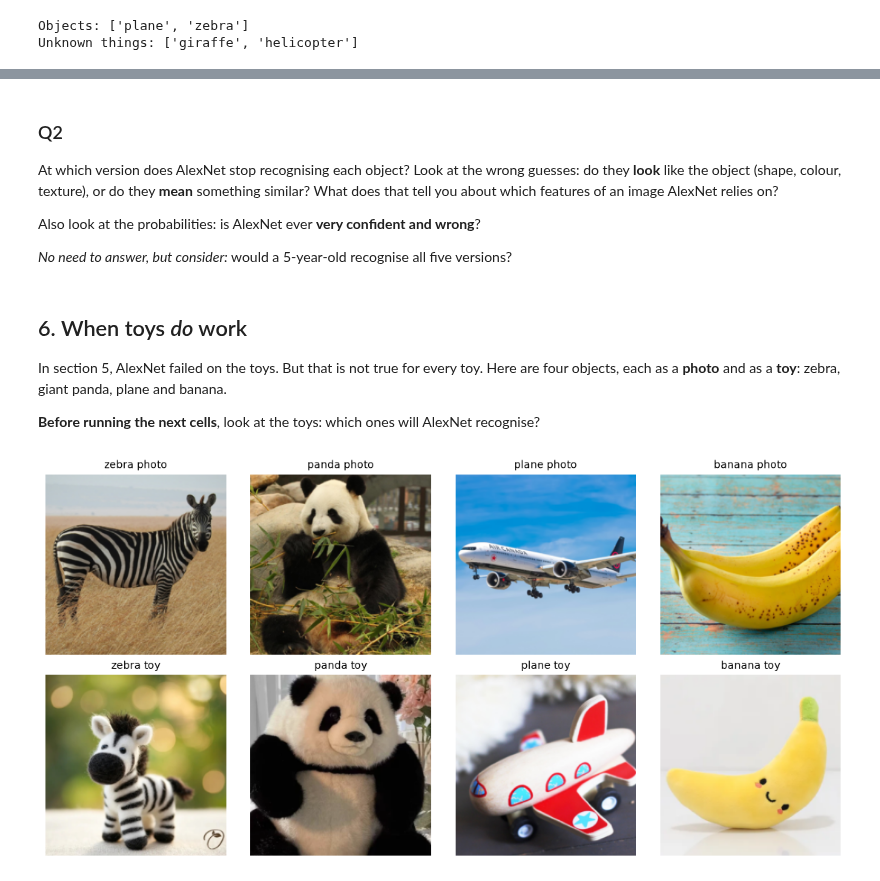
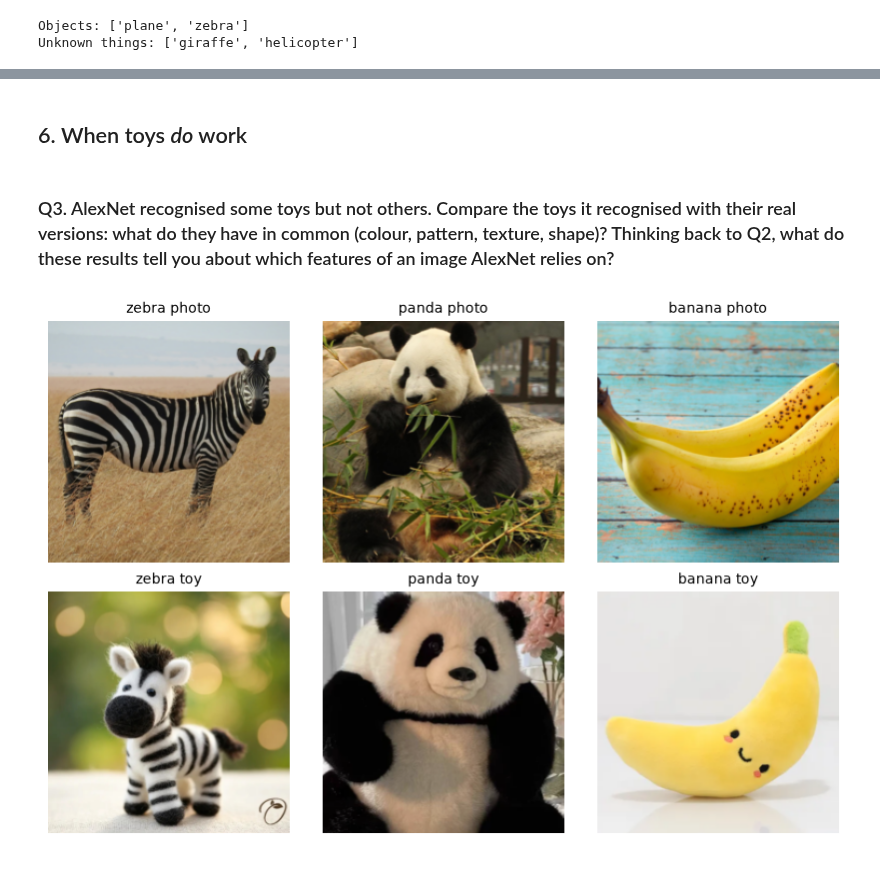
Before and after one commit to ekin-doga/Cognitive_Neuroscience_Update, a Jupyter notebook: Week3-Lindsay2021/CNU_Week3.ipynb, the cells around one changed output, grey strips where cells are left out. Saved outputs shown, nothing was run; the diff lists cells and outputs as text; code cells hidden in the pictures.

```diff
--- a/Week3-Lindsay2021/CNU_Week3.ipynb
+++ b/Week3-Lindsay2021/CNU_Week3.ipynb
@@ -202,8 +194,9 @@ Now the zebra and the plane, each in the five versions from the table at the top
 # %%
-# One row per object, one column per version
-fig, axes = plt.subplots(len(objects), len(VERSIONS),
-                         figsize=(2.6 * len(VERSIONS), 2.8 * len(objects)), squeeze=False)
-for row, obj in enumerate(objects):
+# One row per version of the zebra
+SHOW = ["zebra"]
+fig, axes = plt.subplots(len(SHOW), len(VERSIONS),
+                         figsize=(2.6 * len(VERSIONS), 2.8 * len(SHOW)), squeeze=False)
+for row, obj in enumerate(SHOW):
     for col, version in enumerate(VERSIONS):
         ax = axes[row, col]
         ax.axis("off")
@@ -217,7 +210,7 @@ plt.tight_layout(); plt.show()
 # %%
 # Classify every version of every object and show the top-5
 results = {}    # results[object][version] = top-5 list
-for obj in objects:
+for obj in SHOW:
     versions = [v for v in VERSIONS if v in images[obj]]
     imgs = [images[obj][v] for v in versions]
     res = classify(imgs)
@@ -229,34 +221,26 @@ for obj in objects:
-# %% [markdown]
-### Q2
-At which version does AlexNet stop recognising each object? Look at the wrong guesses: do they **look** like the object (shape, colour, texture), or do they **mean** something similar? What does that tell you about which features of an image AlexNet relies on?
-
-Also look at the probabilities: is AlexNet ever **very confident and wrong**?
-
-*No need to answer, but consider:* would a 5-year-old recognise all five versions?
 # %% [markdown]
 ## 6. When toys *do* work
-In section 5, AlexNet failed on the toys. But that is not true for every toy. Here are four objects, each as a **photo** and as a **toy**: zebra, giant panda, plane and banana.
-
-**Before running the next cells**, look at the toys: which ones will AlexNet recognise?
+# %% [markdown]
+### Q3. AlexNet recognised some toys but not others. Compare the toys it recognised with their real versions: what do they have in common (colour, pattern, texture, shape)? Thinking back to Q2, what do these results tell you about which features of an image AlexNet relies on?
 # %%
 TOY_DIR = IMAGE_DIR
 # object name in the file names -> the ImageNet label that counts as correct
-TOY_OBJECTS = {"zebra": "zebra", "panda": "giant panda", "plane": "airliner", "banana": "banana"}
+TOY_OBJECTS = {"zebra": "zebra", "panda": "giant panda", "banana": "banana"}
 
 toy_names, toy_imgs = [], []
 for obj in TOY_OBJECTS:
     for version in ["photo", "toy"]:
         path = next(TOY_DIR.glob(f"{obj}_{version}.*"))      # e.g. panda_toy.jpg
         toy_names.append(f"{obj} {version}")
         toy_imgs.append(Image.open(path).convert("RGB"))
 
 fig, axes = plt.subplots(2, len(TOY_OBJECTS), figsize=(2.8 * len(TOY_OBJECTS), 5.6))
 for k, (name, img) in enumerate(zip(toy_names, toy_imgs)):
     ax = axes[k % 2, k // 2]                                 # photos on top, toys below
     ax.imshow(what_network_sees(img)); ax.set_title(name, fontsize=10); ax.axis("off")
 plt.tight_layout(); plt.show()
 # %% [output]
-[figure, old version]
+[figure, new version]
 # %%
 toy_results = classify(toy_imgs)
 show_top5(toy_imgs, toy_names, toy_results, title="Photos and toys")
```
Also changed, not shown: parts of 21 cells of this notebook.
